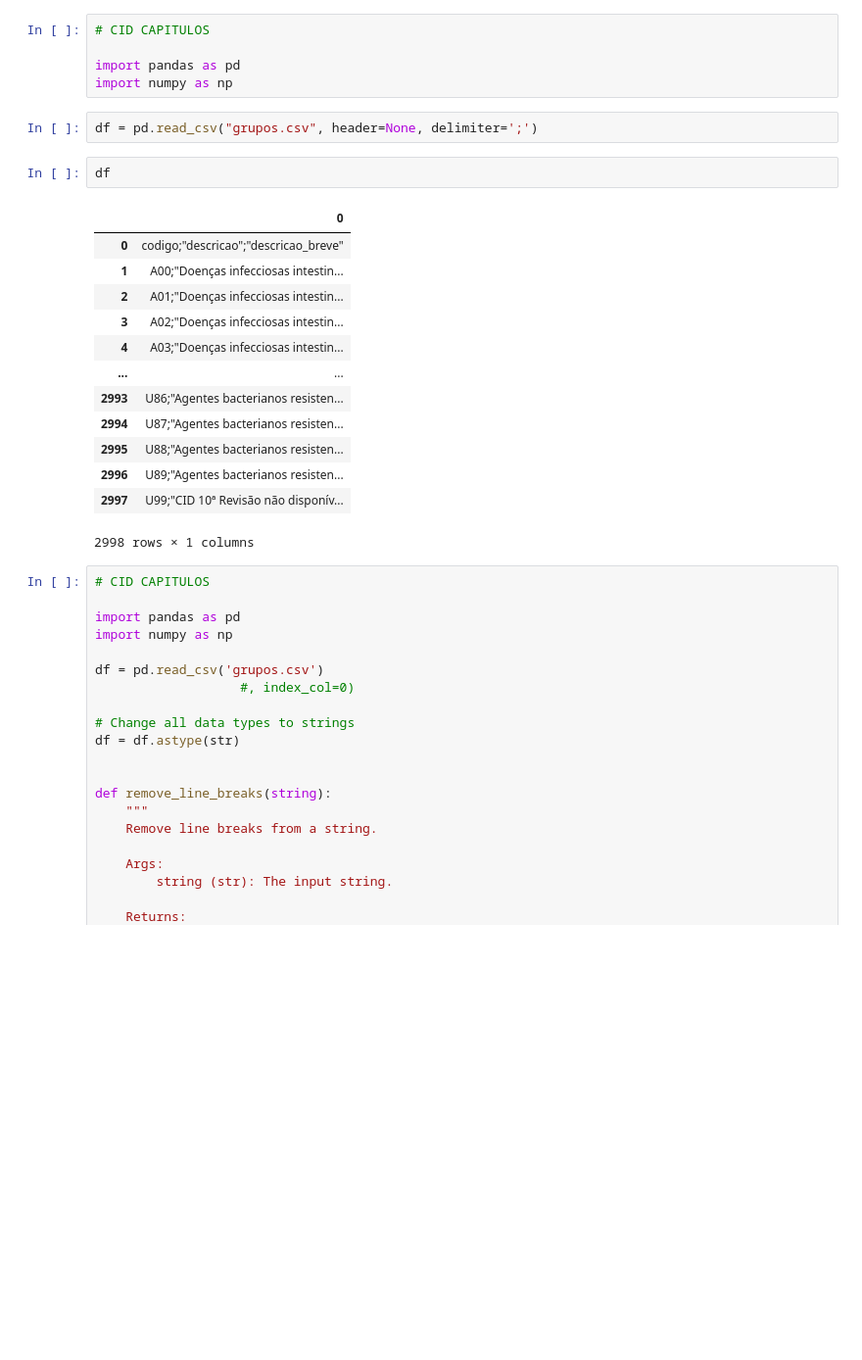
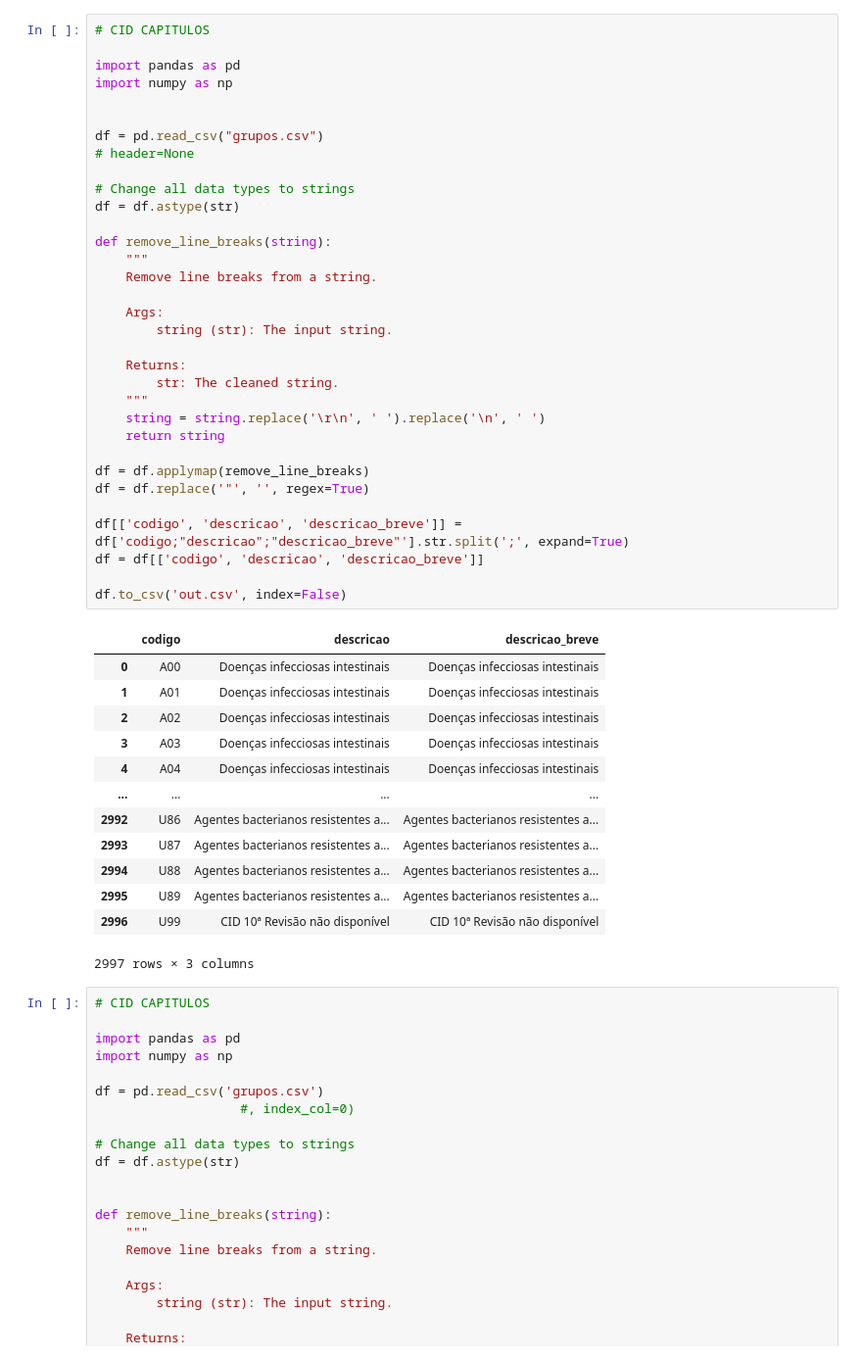
Before and after one commit to zng489/Delta_DataDricks_ADF_Redis_PowerAutomate, a Jupyter notebook: desformatação_excel_csv/formating_file.ipynb, the cells around one changed output. Shown at 98% size. Cells and saved outputs as stored; diff of their text form; blank space fills up the shorter version.

```diff
--- a/desformatação_excel_csv/formating_file.ipynb
+++ b/desformatação_excel_csv/formating_file.ipynb
@@ -1,26 +1,50 @@
-# %%
-# CID CAPITULOS
-
-import pandas as pd
-import numpy as np
-# %%
-df = pd.read_csv("grupos.csv", header=None, delimiter=';')
-# %%
-df
-# %% [output]
-|  | 0 |
-| 0 | codigo;"descricao";"descricao_breve" |
-| 1 | A00;"Doenças infecciosas intestin... |
-| 2 | A01;"Doenças infecciosas intestin... |
-| 3 | A02;"Doenças infecciosas intestin... |
-| 4 | A03;"Doenças infecciosas intestin... |
-| ... | ... |
-| 2993 | U86;"Agentes bacterianos resisten... |
-| 2994 | U87;"Agentes bacterianos resisten... |
-| 2995 | U88;"Agentes bacterianos resisten... |
-| 2996 | U89;"Agentes bacterianos resisten... |
-| 2997 | U99;"CID 10ª Revisão não disponív... |
-2998 rows × 1 columns
+# %%
+# CID CAPITULOS
+
+import pandas as pd
+import numpy as np
+
+
+df = pd.read_csv("grupos.csv")
+# header=None
+
+# Change all data types to strings
+df = df.astype(str)
+
+def remove_line_breaks(string):
+    """
+    Remove line breaks from a string.
+
+    Args:
+        string (str): The input string.
+
+    Returns:
+        str: The cleaned string.
+    """
+    string = string.replace('\r\n', ' ').replace('\n', ' ')
+    return string
+
+df = df.applymap(remove_line_breaks)
+df = df.replace('"', '', regex=True)
+
+df[['codigo', 'descricao', 'descricao_breve']] = df['codigo;"descricao";"descricao_breve"'].str.split(';', expand=True)
+df = df[['codigo', 'descricao', 'descricao_breve']]
+
+df.to_csv('out.csv', index=False)
+# %% [output]
+|  | codigo | descricao | descricao_breve |
+| 0 | A00 | Doenças infecciosas intestinais | Doenças infecciosas intestinais |
+| 1 | A01 | Doenças infecciosas intestinais | Doenças infecciosas intestinais |
+| 2 | A02 | Doenças infecciosas intestinais | Doenças infecciosas intestinais |
+| 3 | A03 | Doenças infecciosas intestinais | Doenças infecciosas intestinais |
+| 4 | A04 | Doenças infecciosas intestinais | Doenças infecciosas intestinais |
+| ... | ... | ... | ... |
+| 2992 | U86 | Agentes bacterianos resistentes a... | Agentes bacterianos resistentes a... |
+| 2993 | U87 | Agentes bacterianos resistentes a... | Agentes bacterianos resistentes a... |
+| 2994 | U88 | Agentes bacterianos resistentes a... | Agentes bacterianos resistentes a... |
+| 2995 | U89 | Agentes bacterianos resistentes a... | Agentes bacterianos resistentes a... |
+| 2996 | U99 | CID 10ª Revisão não disponível | CID 10ª Revisão não disponível |
+2997 rows × 3 columns
 # %%
 # CID CAPITULOS
 
```
Also changed, not shown: 4 other files.
